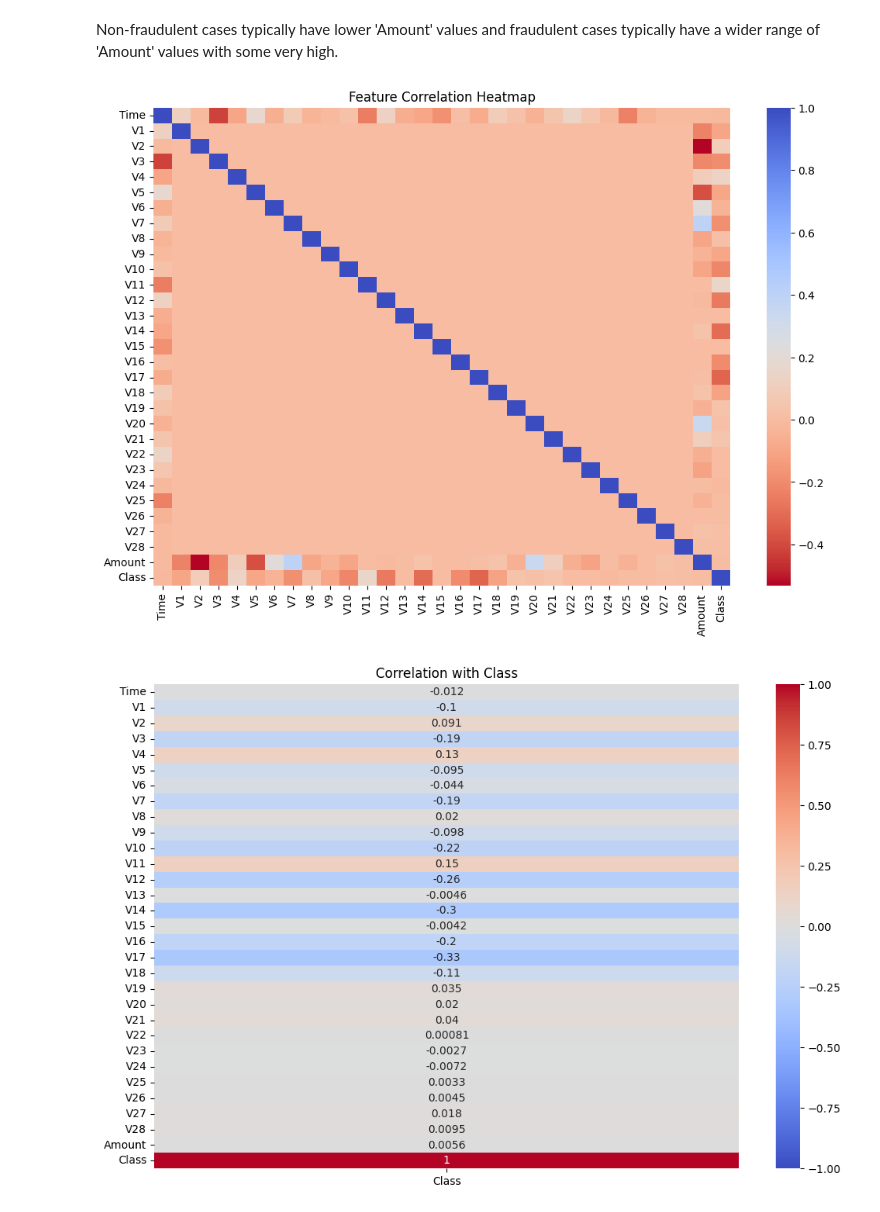
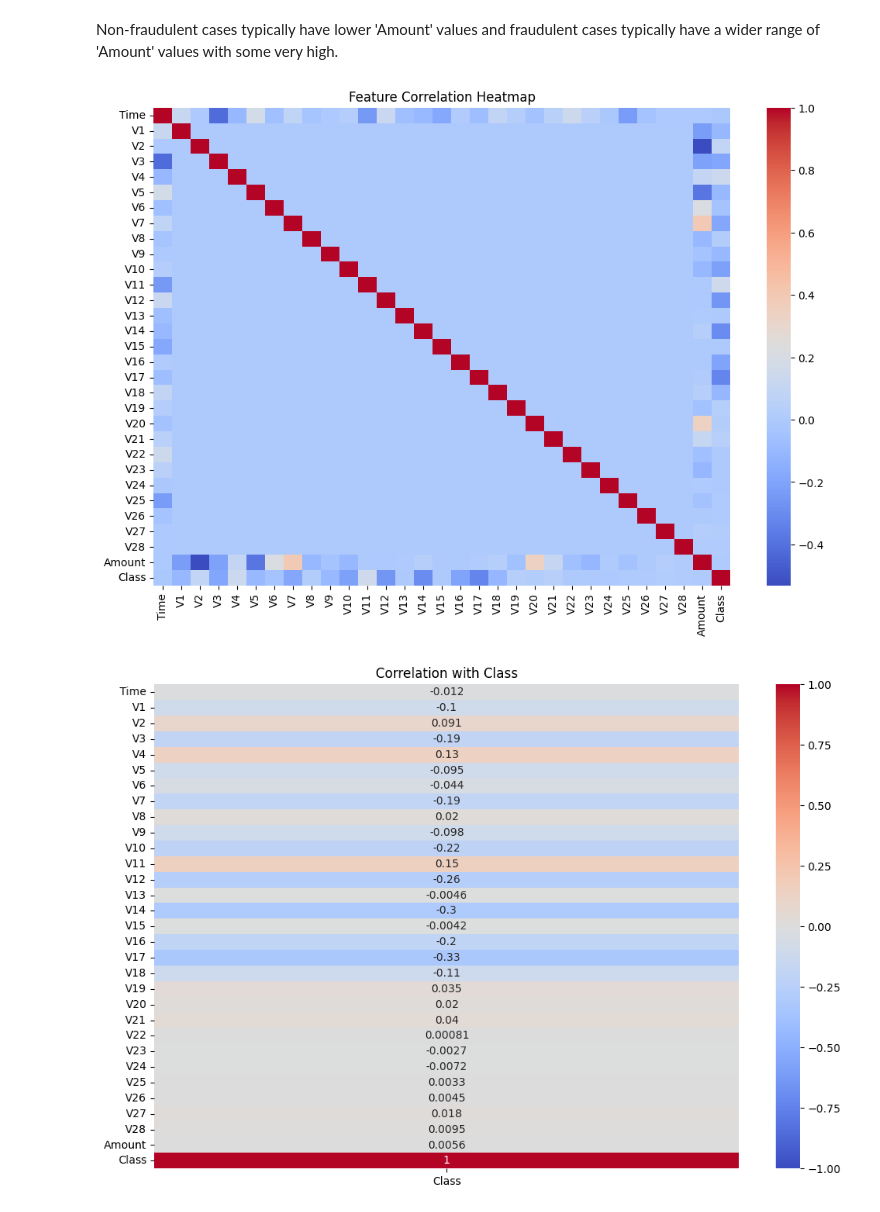
Before and after one commit to SHeywood8/dst-group-project-0, a Jupyter notebook: report/03-01-CreditCardFraud.ipynb, the cells around one changed output. Drawn from its saved outputs; the diff is of its cells as text; code cells hidden in the pictures.

```diff
--- a/report/03-01-CreditCardFraud.ipynb
+++ b/report/03-01-CreditCardFraud.ipynb
@@ -157,12 +154,12 @@ Non-fraudulent cases typically have lower 'Amount' values and fraudulent cases t
 # %%
 # heatmap of feature correlations
 plt.figure(figsize=(12, 8))
 corr_matrix = df.corr()
-sns.heatmap(corr_matrix, annot=False, cmap='coolwarm_r')
+sns.heatmap(corr_matrix, annot=False, cmap='coolwarm')
 plt.title('Feature Correlation Heatmap')
 plt.show()
 # %% [output]
-[figure, old version]
+[figure, new version]
 # %%
 # heatmap of feature correlations, focusing on correlation with 'Class'
 plt.figure(figsize=(12, 8))
```
Also changed, not shown: parts of 2 cells of this notebook, 1 other file.
